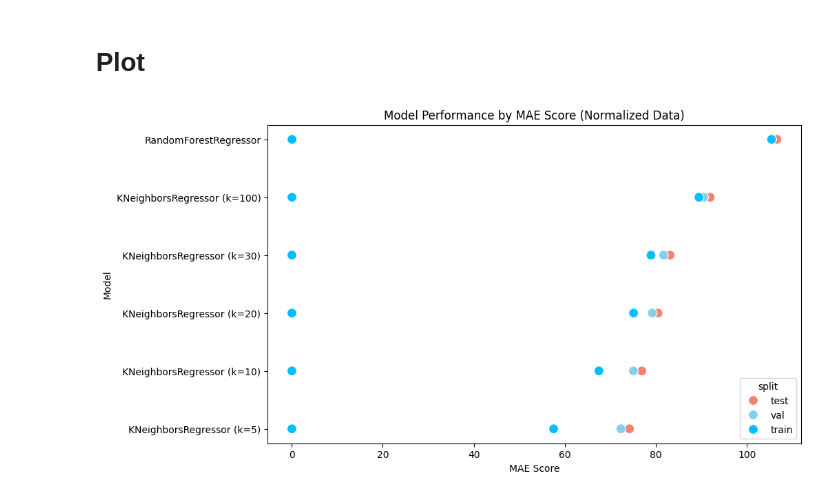
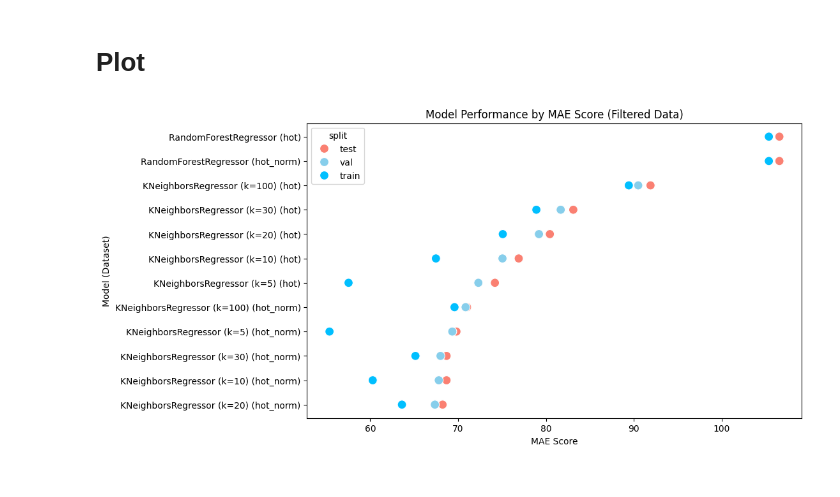
Before and after one commit to AddiH/DataScienceExam, a Jupyter notebook: nbs/models.ipynb, the cells around one changed output. Cells and saved outputs as stored; diff of their text form; code cells hidden in the pictures.

```diff
--- a/nbs/models.ipynb
+++ b/nbs/models.ipynb
@@ -61,7 +61,7 @@ def evaluate_model(model, X_train, X_val, X_test, y_train, y_val, y_test, scaler
             'rmse': rmse.round(4),
             'mae': mae.round(4),
             'r2': r2.round(4),
-            'normalized': True
+            'inversed': False
         })
 
         if scaler_y is not None:
@@ -79,7 +79,7 @@ def evaluate_model(model, X_train, X_val, X_test, y_train, y_val, y_test, scaler
                 'rmse': rmse_original.round(4),
                 'mae': mae_original.round(4),
                 'r2': r2_original.round(4),
-                'normalized': False
+                'inversed': True
             })
 
     return performances
@@ -141,8 +141,8 @@ for dataset_name in dataset_names:
     X_train, X_val, X_test, y_train, y_val, y_test, scaler_y = load_dataset(dataset_name)
 
  # Skip the dataset if it is not "hot" or "hot_norm"
-    if dataset_name not in ['hot', 'hot_norm']:
-        continue
+    #if dataset_name not in ['hot', 'hot_norm']:
+    #    continue
 
     # Define model parameters
     model_path = os.path.join(model_dir, f'random_forest_max_depth_2_{dataset_name}.pkl')
@@ -194,26 +193,30 @@ perf_df
+# %%
+# Filter the DataFrame
+filtered_df = perf_df[((perf_df['dataset'] == 'hot') & (perf_df['inversed'] == False)) |
+                      ((perf_df['dataset'] == 'hot_norm') & (perf_df['inversed'] == True))]
 # %% [markdown]
 # Plot
 # %%
-# Plot for Normalized Data
+# Plot for Filtered Data
 plt.figure(figsize=(10, 6))
-sns.scatterplot(data=normalized_df.sort_values(by='mae', ascending=False),
-                y='model',
+sns.scatterplot(data=filtered_df.sort_values(by='mae', ascending=False),
+                y='plot_name',
                 x='mae',
                 marker='o',   # Circle markers
                 s=100,        # Size of the markers
                 hue='split',  # Color by split
                 palette={'train': 'deepskyblue', 'val': 'skyblue', 'test': 'salmon'})  # Custom color palette
 
 # Adding plot title
-plt.title('Model Performance by MAE Score (Normalized Data)')
+plt.title('Model Performance by MAE Score (Filtered Data)')
 
 # Adding x and y axis labels
 plt.xlabel('MAE Score')
-plt.ylabel('Model')
+plt.ylabel('Model (Dataset)')
 
 # Save plot
-plt.savefig(('../plots/normalized_models_MAE.png'))
+plt.savefig('../plots/filtered_models_MAE.png')
 # Display the plot
 plt.show()
 # %% [output]
-[figure, old version]
+[figure, new version]
```
Also changed, not shown: parts of 3 cells of this notebook, 4 other files.
